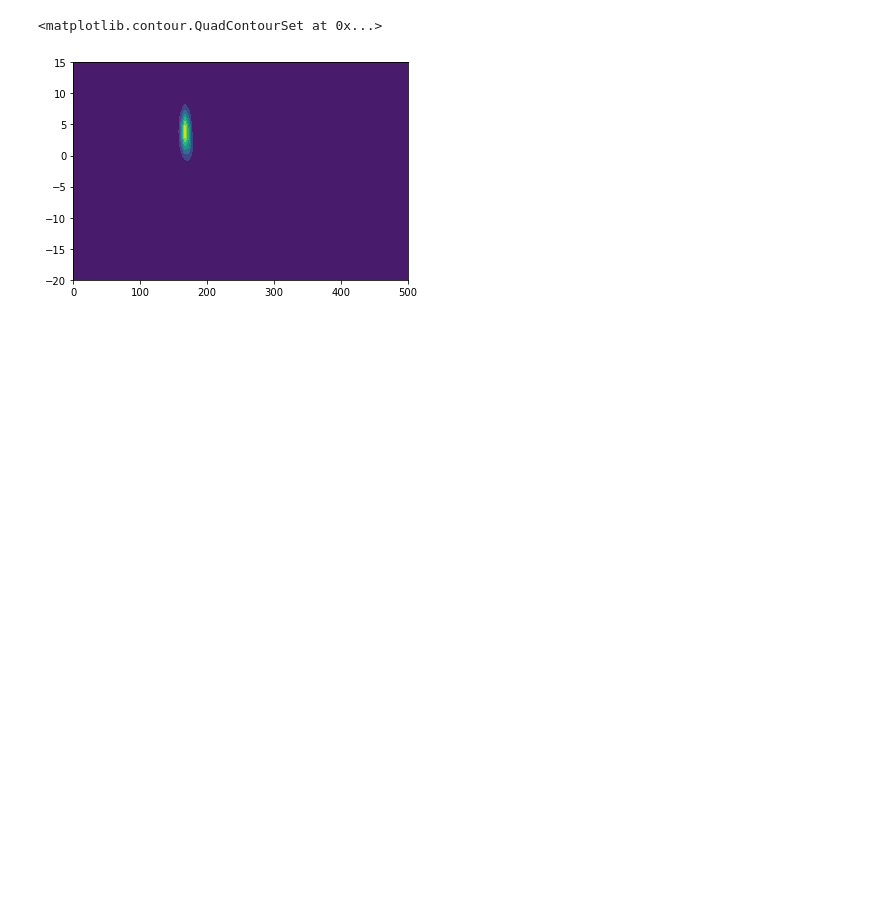
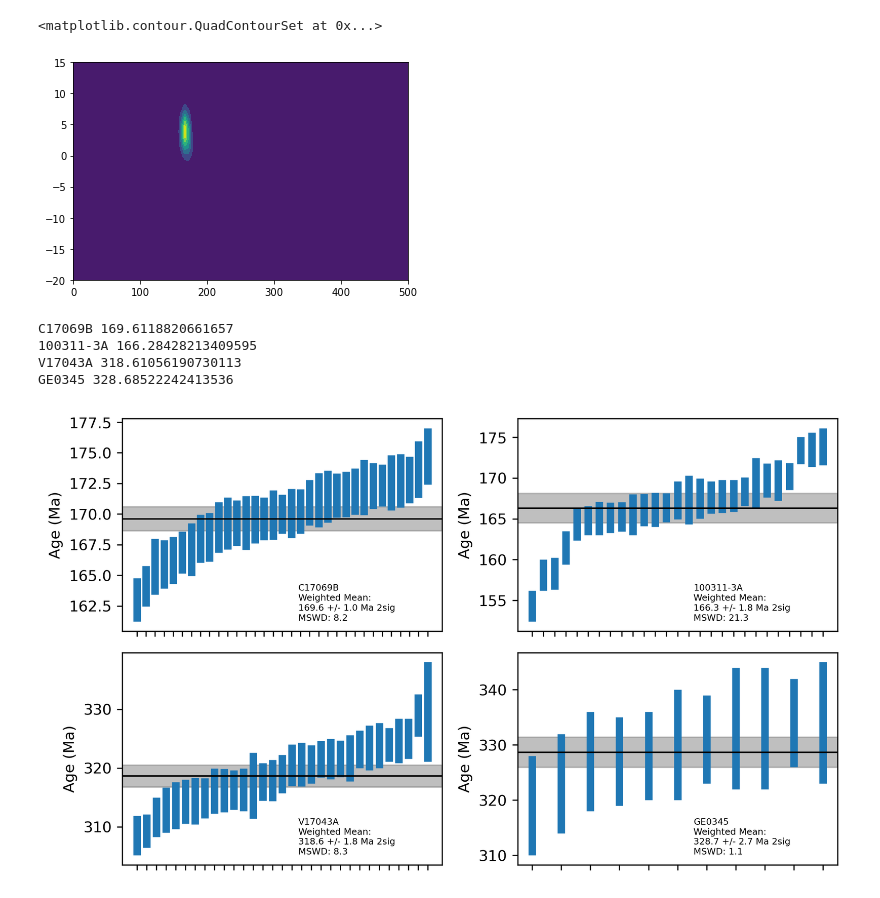
Before and after one commit to dyvasey/dz-caucasus, a Jupyter notebook: hf.ipynb, the cells around one changed output. Drawn from its saved outputs; the diff is of its cells as text; code cells hidden in the pictures; blank space fills up the shorter version.

```diff
--- a/hf.ipynb
+++ b/hf.ipynb
@@ -301,3 +284,21 @@ plt.contourf(xgrid,ygrid,z)
 # %% [output]
 <matplotlib.contour.QuadContourSet at 0x...>
 [figure]
+# %%
+samples = ig_upb + [msamples[1]]
+
+fig, axs = plt.subplots(2,2,dpi=300,figsize=(7.5,4.5))
+
+for k,smp in enumerate(samples):
+    print(smp.name,smp.mda)
+    smp.plot_mda(axs.flat[k])
+
+plt.tight_layout()
+
+fig.savefig('cryst_ages.pdf')
+# %% [output]
+C17069B 169.6118820661657
+100311-3A 166.28428213409595
+V17043A 318.61056190730113
+GE0345 328.68522242413536
+[figure, added]
```
Also changed, not shown: parts of 2 cells of this notebook, 2 other files.
